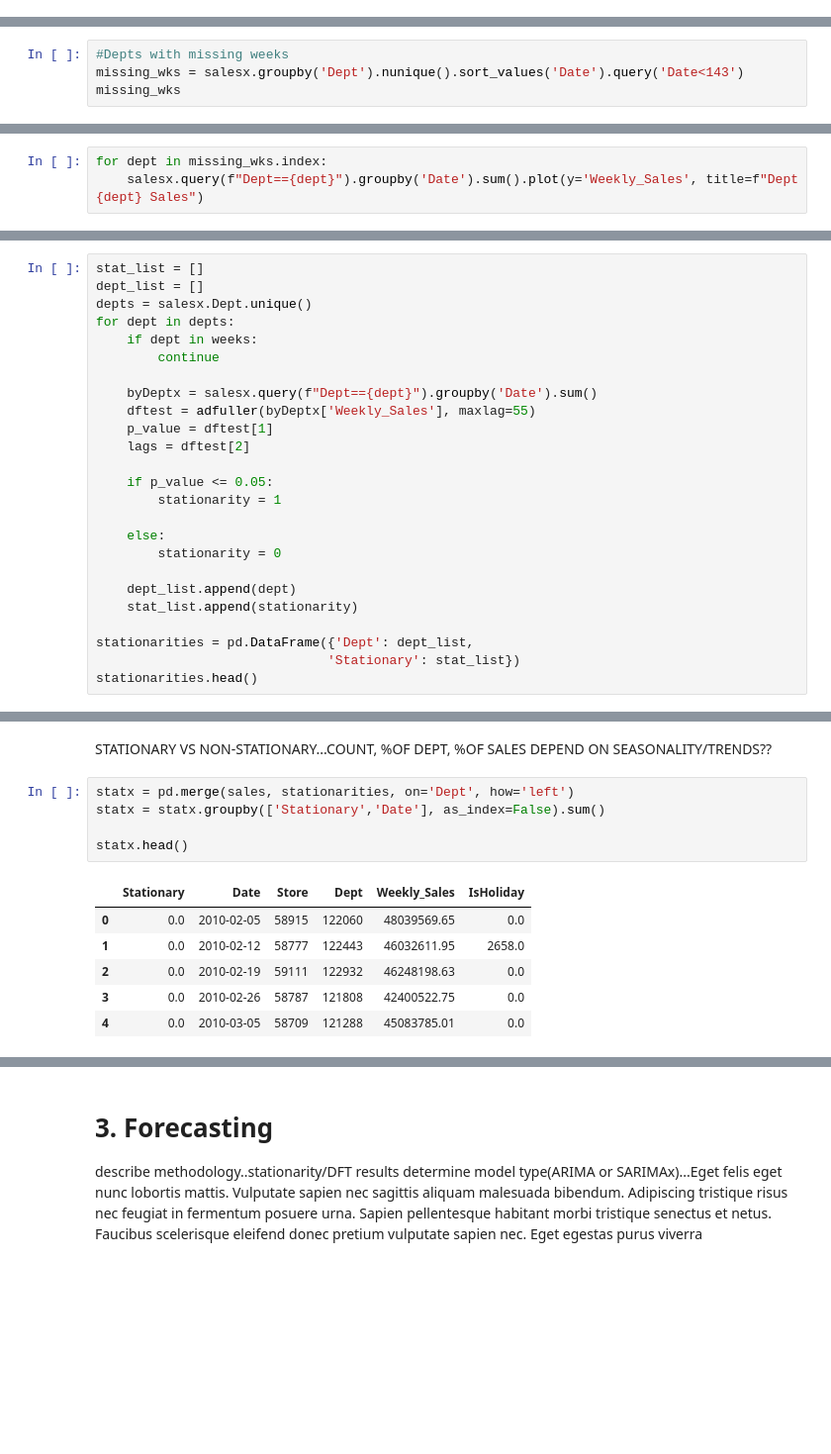
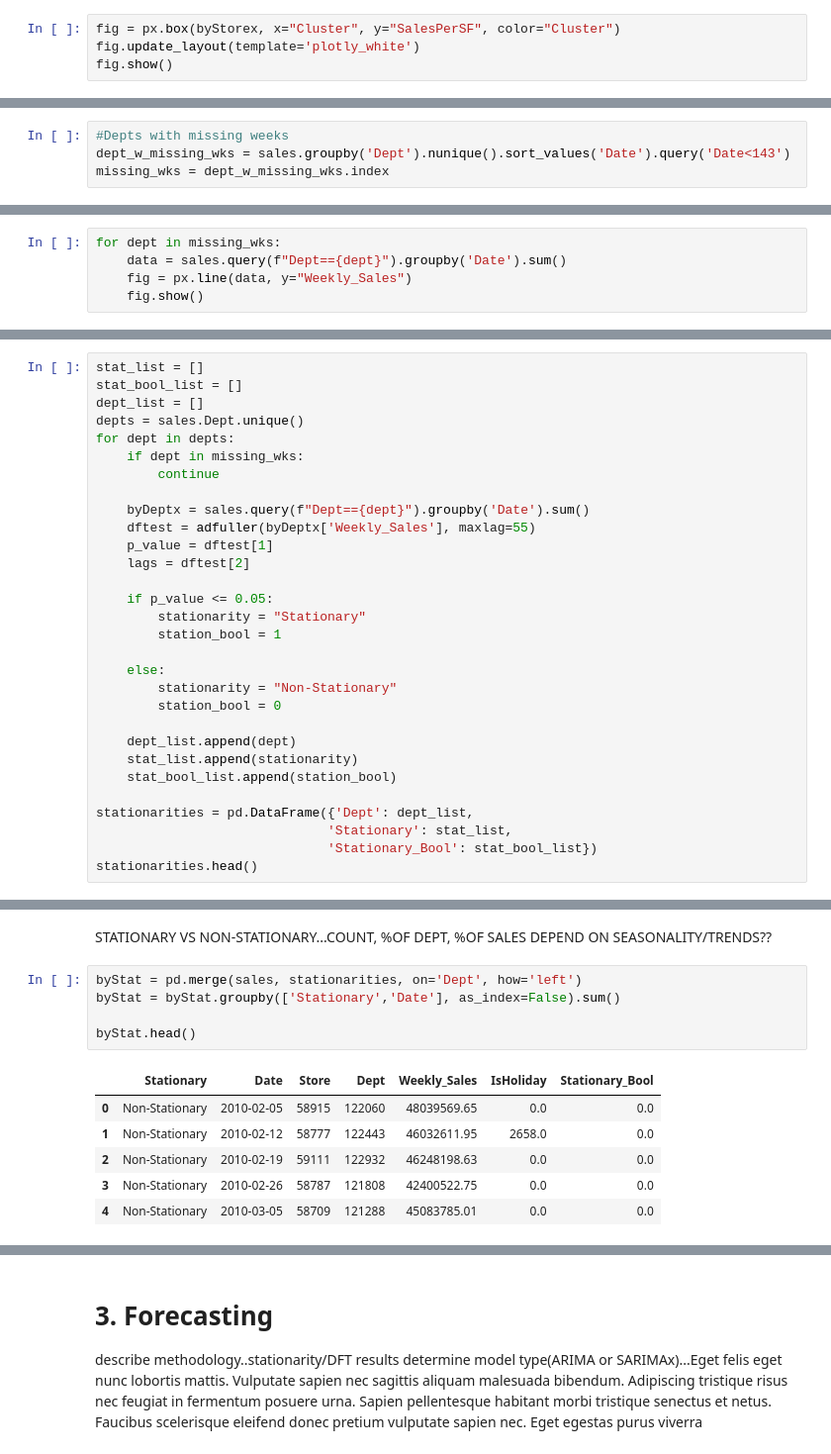
Before and after one commit to octaviaisom/Walmart-Sales-Forecast, a Jupyter notebook: main.ipynb, the cells around one changed output, grey strips where cells are left out. Shown at 99% size. Saved outputs shown, nothing was run; the diff lists cells and outputs as text; blank space fills up the shorter version.

Commit message:
plotly update in progress

```diff
--- a/main.ipynb
+++ b/main.ipynb
@@ -432,0 +353,4 @@ sns.boxplot(x='Cluster', y='SalesPerSF', data=byStorex, ax=ax3)
+# %%
+fig = px.box(byStorex, x="Cluster", y="SalesPerSF", color="Cluster")
+fig.update_layout(template='plotly_white')
+fig.show()
@@ -484,4 +412,4 @@ salesx.groupby('Dept').nunique().sort_values('Date').query('Date==143')['Weekly_
 # %%
 #Depts with missing weeks
-missing_wks = salesx.groupby('Dept').nunique().sort_values('Date').query('Date<143')
-missing_wks
+dept_w_missing_wks = sales.groupby('Dept').nunique().sort_values('Date').query('Date<143')
+missing_wks = dept_w_missing_wks.index
@@ -516,4 +416,6 @@ missing_sum
 # %%
-for dept in missing_wks.index:
-    salesx.query(f"Dept=={dept}").groupby('Date').sum().plot(y='Weekly_Sales', title=f"Dept {dept} Sales")
+for dept in missing_wks:
+    data = sales.query(f"Dept=={dept}").groupby('Date').sum()
+    fig = px.line(data, y="Weekly_Sales")
+    fig.show()
 # %% [output]
@@ -527,26 +429,31 @@ for dept in missing_wks.index:
 # %%
 stat_list = []
+stat_bool_list = []
 dept_list = []
-depts = salesx.Dept.unique()
+depts = sales.Dept.unique()
 for dept in depts:
-    if dept in weeks:
+    if dept in missing_wks:
         continue
 
-    byDeptx = salesx.query(f"Dept=={dept}").groupby('Date').sum()
+    byDeptx = sales.query(f"Dept=={dept}").groupby('Date').sum()
     dftest = adfuller(byDeptx['Weekly_Sales'], maxlag=55)
     p_value = dftest[1]
     lags = dftest[2]
 
     if p_value <= 0.05:
-        stationarity = 1
+        stationarity = "Stationary"
+        station_bool = 1
 
     else:
-        stationarity = 0
+        stationarity = "Non-Stationary"
+        station_bool = 0
 
     dept_list.append(dept)
     stat_list.append(stationarity)
+    stat_bool_list.append(station_bool)
 
 stationarities = pd.DataFrame({'Dept': dept_list,
-                              'Stationary': stat_list})
+                              'Stationary': stat_list,
+                              'Stationary_Bool': stat_bool_list})
 stationarities.head()
 # %% [output]
@@ -559,14 +466,14 @@ stationarities.head()
 # %% [markdown]
 STATIONARY VS NON-STATIONARY...COUNT, %OF DEPT, %OF SALES DEPEND ON SEASONALITY/TRENDS??
 # %%
-statx = pd.merge(sales, stationarities, on='Dept', how='left')
-statx = statx.groupby(['Stationary','Date'], as_index=False).sum()
+byStat = pd.merge(sales, stationarities, on='Dept', how='left')
+byStat = byStat.groupby(['Stationary','Date'], as_index=False).sum()
 
-statx.head()
+byStat.head()
 # %% [output]
-|  | Stationary | Date | Store | Dept | Weekly_Sales | IsHoliday |
-| 0 | 0.0 | 2010-02-05 | 58915 | 122060 | 48039569.65 | 0.0 |
-| 1 | 0.0 | 2010-02-12 | 58777 | 122443 | 46032611.95 | 2658.0 |
-| 2 | 0.0 | 2010-02-19 | 59111 | 122932 | 46248198.63 | 0.0 |
-| 3 | 0.0 | 2010-02-26 | 58787 | 121808 | 42400522.75 | 0.0 |
-| 4 | 0.0 | 2010-03-05 | 58709 | 121288 | 45083785.01 | 0.0 |
+|  | Stationary | Date | Store | Dept | Weekly_Sales | IsHoliday | Stationary_Bool |
+| 0 | Non-Stationary | 2010-02-05 | 58915 | 122060 | 48039569.65 | 0.0 | 0.0 |
+| 1 | Non-Stationary | 2010-02-12 | 58777 | 122443 | 46032611.95 | 2658.0 | 0.0 |
+| 2 | Non-Stationary | 2010-02-19 | 59111 | 122932 | 46248198.63 | 0.0 | 0.0 |
+| 3 | Non-Stationary | 2010-02-26 | 58787 | 121808 | 42400522.75 | 0.0 | 0.0 |
+| 4 | Non-Stationary | 2010-03-05 | 58709 | 121288 | 45083785.01 | 0.0 | 0.0 |
```
Also changed, not shown: parts of 50 cells of this notebook.
